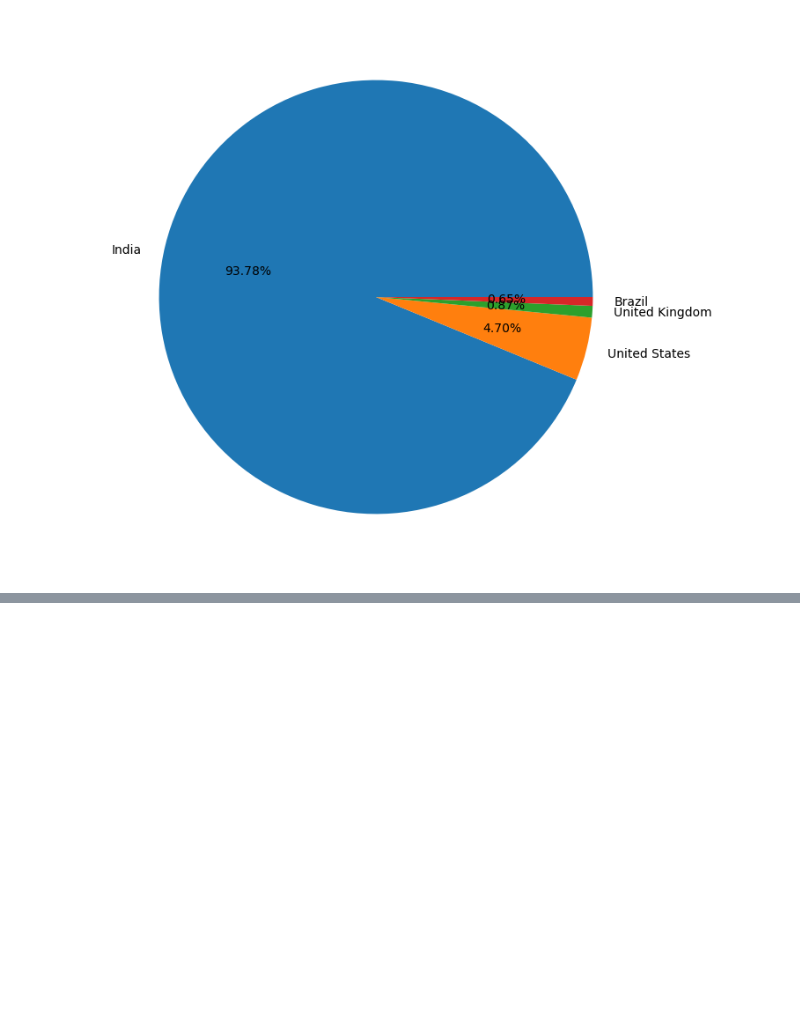
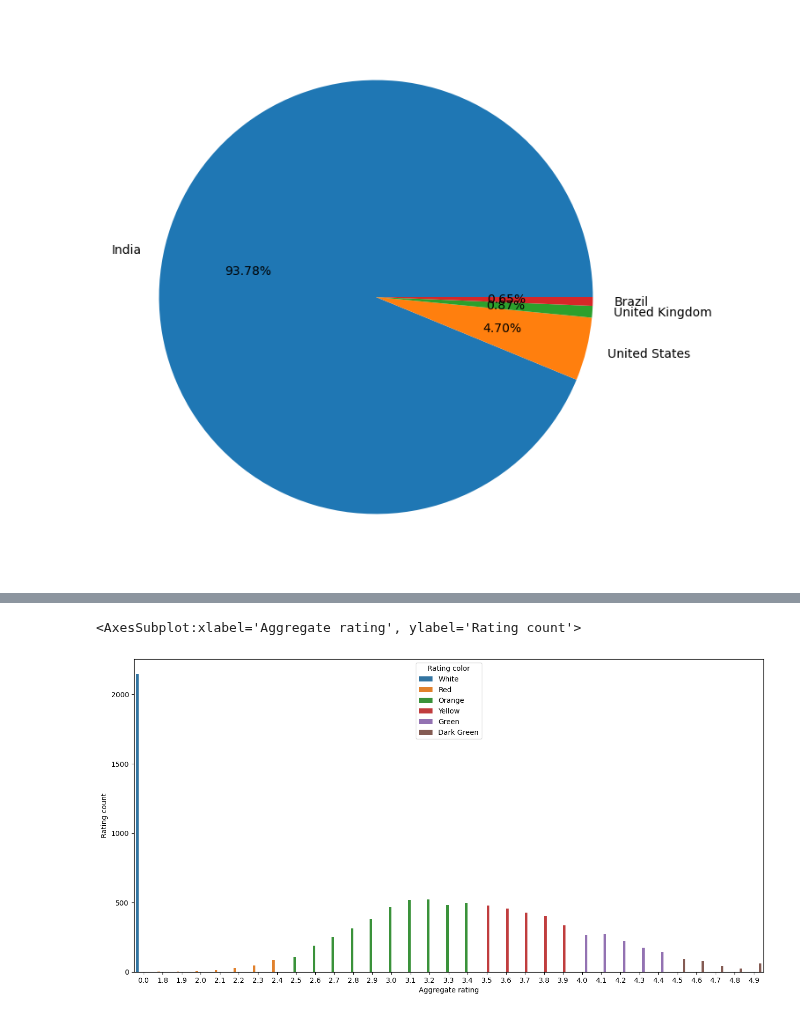
Before and after one commit to pythonpioneer/Data-Science, a Jupyter notebook: EDA/zomato/zomato.ipynb, the cells around one changed output, grey strips where cells are left out. Drawn from its saved outputs; the diff is of its cells as text; code cells hidden in the pictures; blank space fills up the shorter version.

```diff
--- a/EDA/zomato/zomato.ipynb
+++ b/EDA/zomato/zomato.ipynb
@@ -222,0 +267,6 @@ plt.pie(final_df['Country'].value_counts().values[: 4], labels=final_df['Country
+# %%
+# implement the color column too
+sns.barplot(x='Aggregate rating', y='Rating count', hue='Rating color', data=rating)
+# %% [output]
+<AxesSubplot:xlabel='Aggregate rating', ylabel='Rating count'>
+[figure, added]
```
Also changed, not shown: parts of 30 cells of this notebook.
